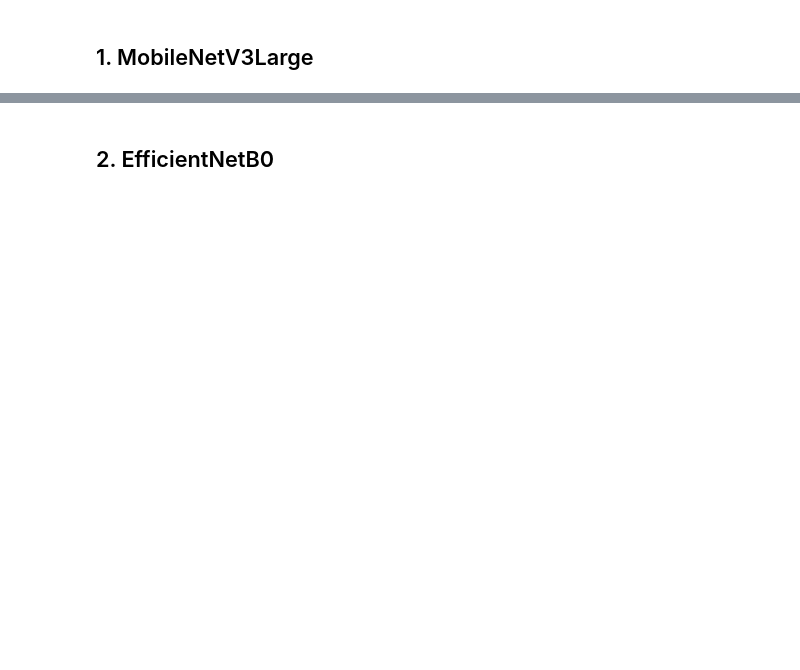
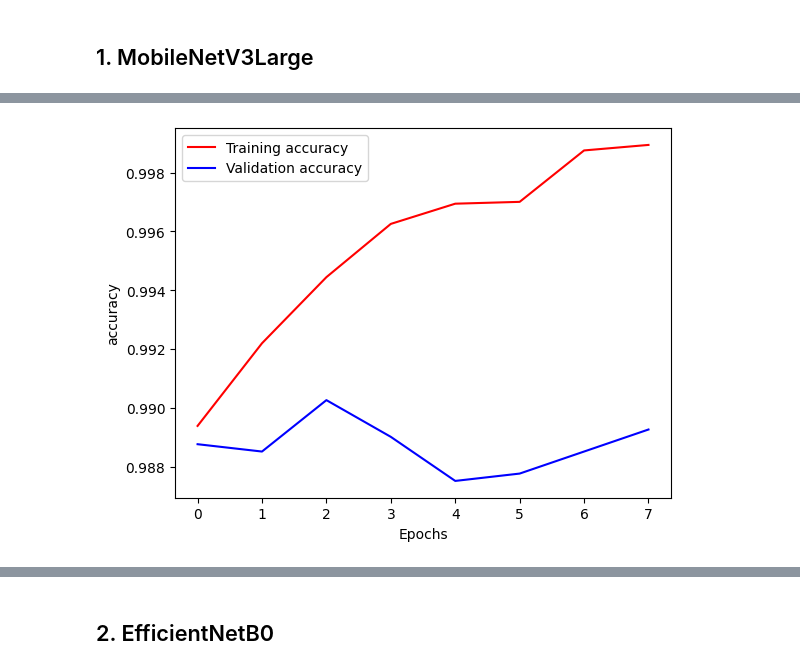
Before and after one commit to taruntomar21/Cat_Dog_Classifier_using_EfficientNetB0, a Jupyter notebook: Cat_Dog_Image_Classification_Project.ipynb, the cells around one changed output, grey strips where cells are left out. Saved outputs shown, nothing was run; the diff lists cells and outputs as text; code cells hidden in the pictures; blank space fills up the shorter version.

Commit message:
modify model

```diff
--- a/Cat_Dog_Image_Classification_Project.ipynb
+++ b/Cat_Dog_Image_Classification_Project.ipynb
@@ -34,6 +198,6 @@ from tensorflow.keras.applications import MobileNetV3Large
 # %%
 # 1. Load the MobileNetV3Large base model pre-trained on ImageNet
 # We exclude the top classification layer and specify our input shape
-base_mobilenet = MobileNetV3Large(input_shape=(128, 128, 3),
+base_mobilenet = MobileNetV3Large(input_shape=(224, 224, 3),
                                   include_top=False,
                                   weights='imagenet')
@@ -52,8 +223,15 @@ mobilenet_model = models.Sequential([
 # %%
 # 3. Compile the model
-mobilenet_model.compile(optimizer='adam',
-                        loss='binary_crossentropy',
-                        metrics=['accuracy'])
+mobilenet_model.compile(
+    optimizer=tf.keras.optimizers.Adam(learning_rate=1e-3),
+    loss='binary_crossentropy',
+    metrics=[
+        'accuracy',
+        tf.keras.metrics.Precision(name='precision'),
+        tf.keras.metrics.Recall(name='recall'),
+        tf.keras.metrics.AUC(name='auc')
+    ]
+)
 # %%
 mobilenet_model.summary()
 # %% [output]
@@ -124,12 +278,17 @@ Found 5000 images belonging to 2 classes.
 # %%
-# 3. Fit the model with limited steps to train much faster
+# Fit the model with limited steps to train much faster
+
+EPOCHS = 15
+
 mobilenet_history = mobilenet_model.fit(
-    train_generator,
-    steps_per_epoch=100,      # Only train on 100 batches (3200 images) per epoch
-    epochs=15,
-    validation_data=test_generator,
-    validation_steps=20,      # Only validate on 20 batches (640 images) per epoch
-    callbacks=mobilenet_callbacks
+    train_ds,
+    validation_data=val_ds,
+    epochs=EPOCHS,
+    callbacks=[
+        early_stopping,
+        reduce_loss,
+        checkpoint
+    ]
 )
 # %% [output]
 Epoch 1/15
@@ -260,0 +328,12 @@ Pre-trained Model Accuracy on your test set: 88.75%
+# %%
+import matplotlib.pyplot as plt
+
+# Plot the training and validation accuracy
+plt.plot(mobilenet_history.history['accuracy'], color='red', label='Training accuracy')
+plt.plot(mobilenet_history.history['val_accuracy'], color='blue',label='Validation accuracy')
+plt.xlabel('Epochs')
+plt.ylabel('accuracy')
+plt.legend()
+plt.show()
+# %% [output]
+[figure, added]
```
Also changed, not shown: parts of 52 cells of this notebook, 1 other file.
